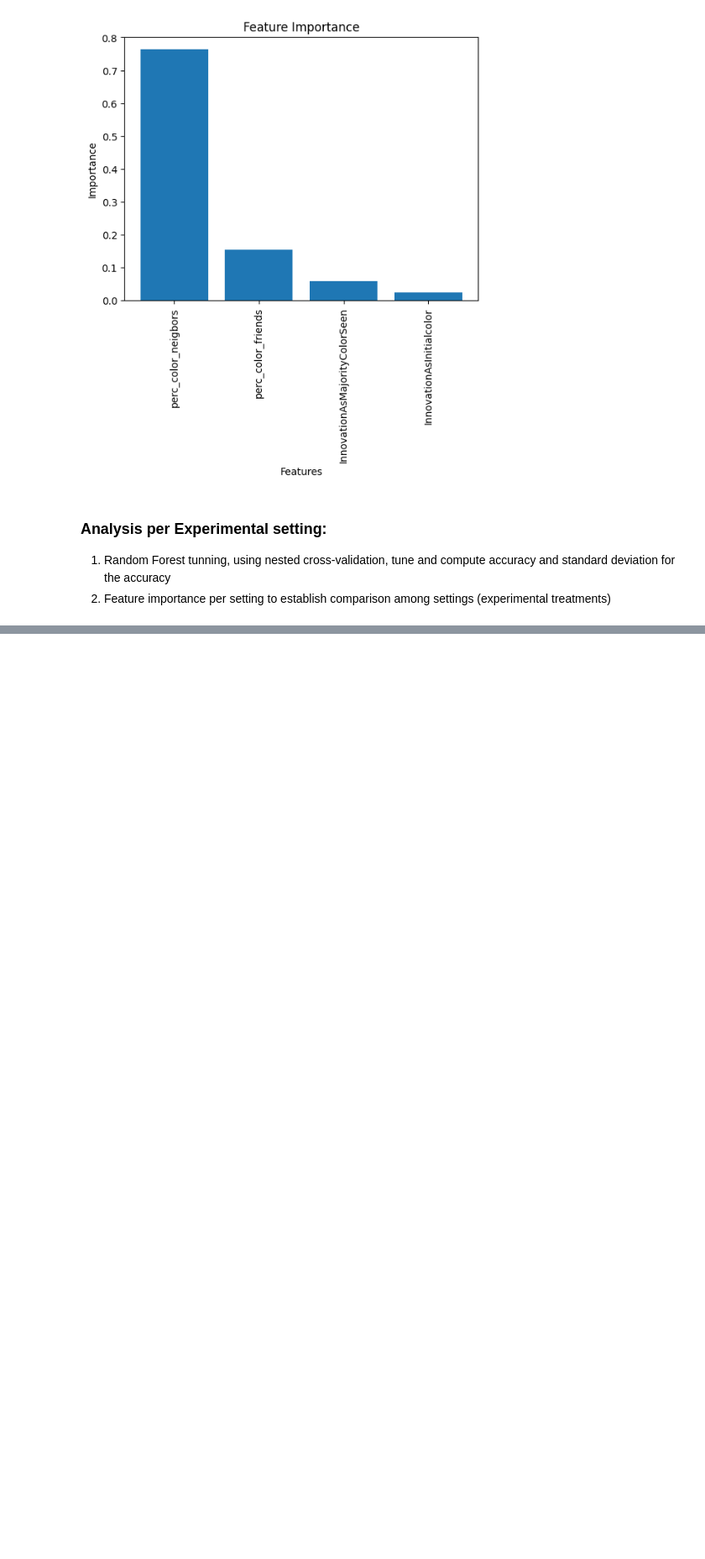
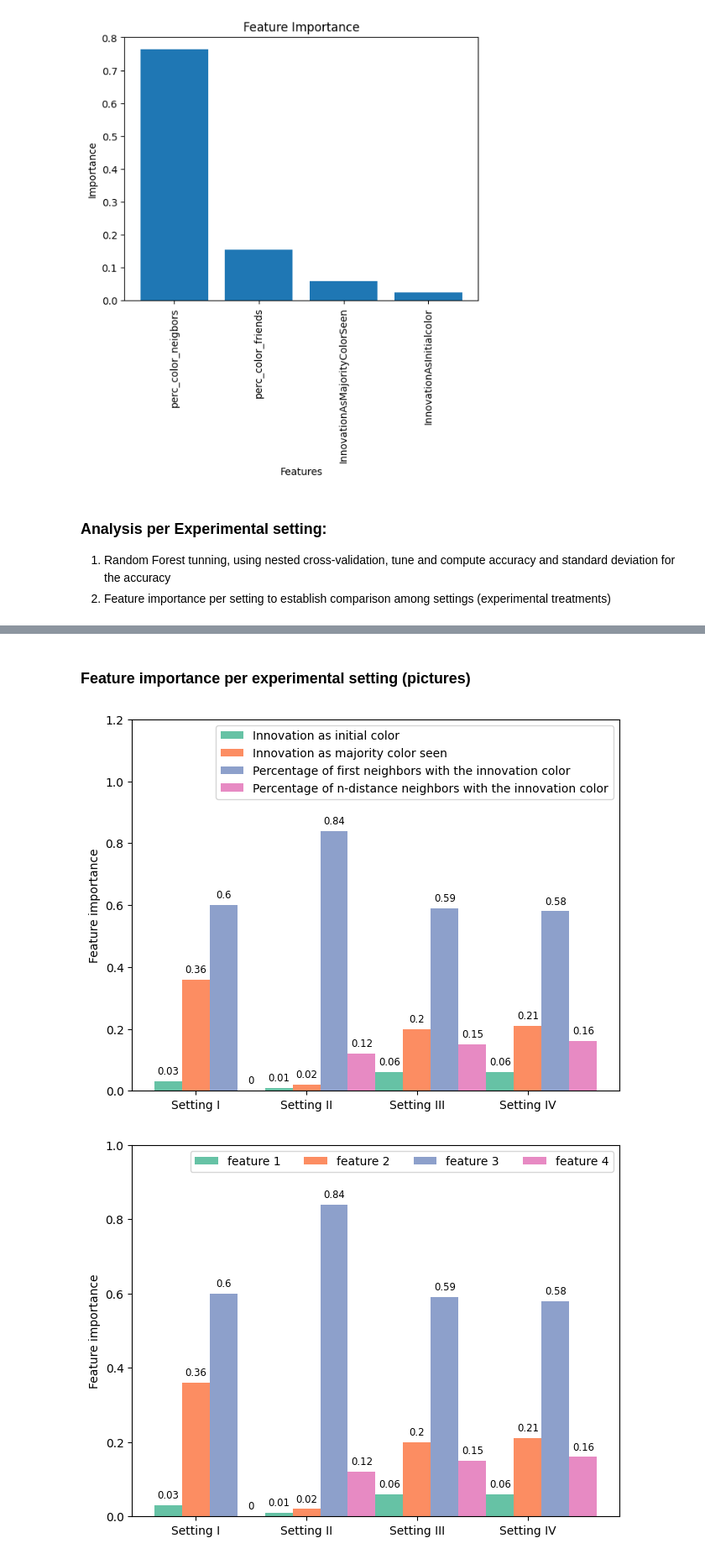
Before and after one commit to mpereda/Indirect-social-influence-helps-shaping-the-diffusion-of-innovations, a Jupyter notebook: Analysis of human decisions/RandomForest.ipynb, the cells around one changed output, grey strips where cells are left out. Shown at 84% size. Cells and saved outputs as stored; diff of their text form; code cells hidden in the pictures; blank space fills up the shorter version.

```diff
--- a/Analysis of human decisions/RandomForest.ipynb
+++ b/Analysis of human decisions/RandomForest.ipynb
@@ -205,0 +214,70 @@ Index(['InnovationAsInitialcolor', 'InnovationAsMajorityColorSeen',
+# %% [markdown]
+### Feature importance per experimental setting (pictures)
+# %%
+# Load file results_df results_comparison.csv
+results_df = pd.read_csv("results_comparison.csv")
+
+# lets try this code from https://matplotlib.org/stable/gallery/lines_bars_and_markers/barchart.html
+# Create a dictionary with the data in the results_df dataframe columns 3 to 7. Each key are the column names and the values are the values of the column (4 dimensional vectors)
+feature_importances = {}
+for feature in results_df.columns[3:]:
+    feature_importances[feature] = np.round(results_df[feature].values, 2)
+# Rename keys as misFeatureLabels
+feature_importances = dict(zip(misFeatureLabels, feature_importances.values()))
+
+x = np.arange(4)  # the label locations
+width = 0.25  # the width of the bars
+multiplier = 0
+
+# select color palette to be sns.color_palette("Set2")
+# Create a list of 4 colors from the palette sns.color_palette("Set2")
+palette = sns.color_palette("Set2", 4)
+#Create a list of 4 colors from the palette
+palette = list(palette)  # Convert the color palette iterator to a list
+
+fig, ax = plt.subplots(layout='constrained')
+
+for feature, measurement in feature_importances.items():
+    offset = width * multiplier
+    rects = ax.bar(x + offset, measurement, width, label=feature, color=palette[multiplier])
+    ax.bar_label(rects, padding=4, size='small')
+    multiplier += 1
+
+# Add some text for labels, title and custom x-axis tick labels, etc.
+ax.set_ylabel('Feature importance')
+ax.set_xticks(x + width, misLabels)
+ax.legend(loc='upper right', ncols=1)
+ax.set_ylim(0, 1.2)
+
+#plt.show()
+plt.savefig("Feature_importance_all_setups.pdf", format="pdf", bbox_inches="tight", pad_inches=0.1)
+
+# Same figure but with smaller legend for the paper
+misFeatureLabels2= ["feature 1", "feature 2", "feature 3", "feature 4"]
+feature_importances = dict(zip(misFeatureLabels2, feature_importances.values()))
+
+
+x = np.arange(4)  # the label locations
+width = 0.25  # the width of the bars
+multiplier = 0
+
+
+fig, ax = plt.subplots(layout='constrained')
+
+for feature, measurement in feature_importances.items():
+    offset = width * multiplier
+    rects = ax.bar(x + offset, measurement, width, label=feature, color=palette[multiplier])
+    ax.bar_label(rects, padding=4, size='small')
+    multiplier += 1
+
+# Add some text for labels, title and custom x-axis tick labels, etc.
+ax.set_ylabel('Feature importance')
+ax.set_xticks(x + width, misLabels)
+ax.legend(loc='upper right', ncols=4)
+ax.set_ylim(0, 1)
+
+#plt.show()
+plt.savefig("Feature_importance_all_setups_.pdf", format="pdf", bbox_inches="tight", pad_inches=0.1)
+# %% [output]
+[figure, added]
+[figure, added]
```
Also changed, not shown: parts of 2 cells of this notebook, 2 other files.
